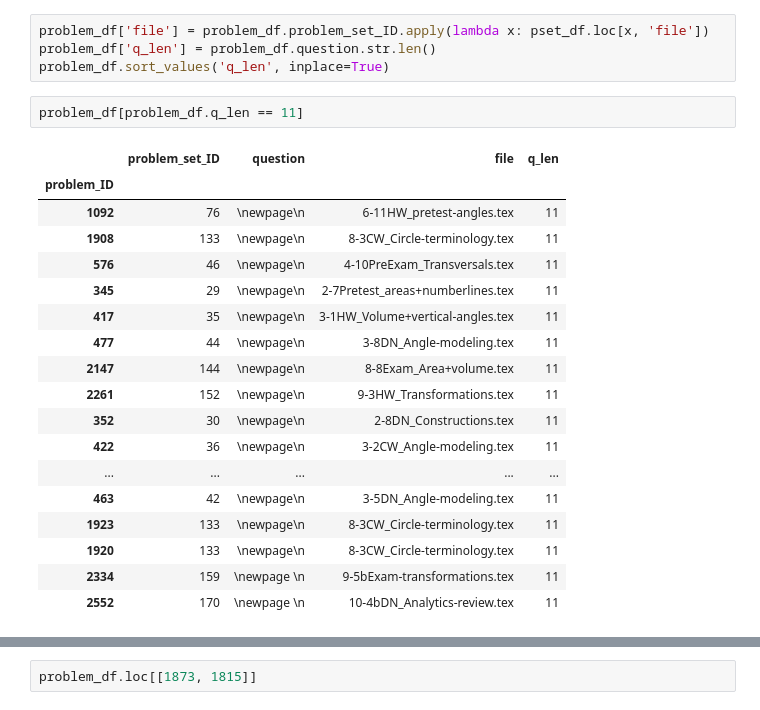
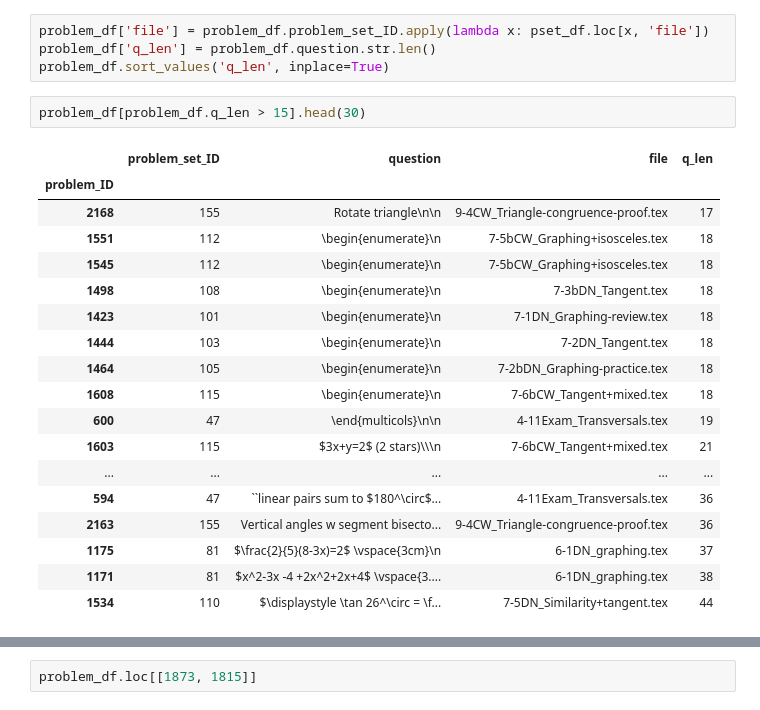
Before and after one commit to chrishuson/mathai, a Jupyter notebook: src/notes.ipynb, the cells around one changed output, grey strips where cells are left out. Drawn from its saved outputs; the diff is of its cells as text.

```diff
--- a/src/notes.ipynb
+++ b/src/notes.ipynb
@@ -221,26 +221,26 @@ problem_df['file'] = problem_df.problem_set_ID.apply(lambda x: pset_df.loc[x, 'f
 problem_df['q_len'] = problem_df.question.str.len()
 problem_df.sort_values('q_len', inplace=True)
 # %%
-problem_df[problem_df.q_len == 11]
+problem_df[problem_df.q_len > 15].head(30)
 # %% [output]
 |  | problem_set_ID | question | file | q_len |
 | problem_ID |  |  |  |  |
-| 1092 | 76 | \newpage\n | 6-11HW_pretest-angles.tex | 11 |
-| 1908 | 133 | \newpage\n | 8-3CW_Circle-terminology.tex | 11 |
-| 576 | 46 | \newpage\n | 4-10PreExam_Transversals.tex | 11 |
-| 345 | 29 | \newpage\n | 2-7Pretest_areas+numberlines.tex | 11 |
-| 417 | 35 | \newpage\n | 3-1HW_Volume+vertical-angles.tex | 11 |
-| 477 | 44 | \newpage\n | 3-8DN_Angle-modeling.tex | 11 |
-| 2147 | 144 | \newpage\n | 8-8Exam_Area+volume.tex | 11 |
-| 2261 | 152 | \newpage\n | 9-3HW_Transformations.tex | 11 |
-| 352 | 30 | \newpage\n | 2-8DN_Constructions.tex | 11 |
-| 422 | 36 | \newpage\n | 3-2CW_Angle-modeling.tex | 11 |
+| 2168 | 155 | Rotate triangle\n\n | 9-4CW_Triangle-congruence-proof.tex | 17 |
+| 1551 | 112 | \begin{enumerate}\n | 7-5bCW_Graphing+isosceles.tex | 18 |
+| 1545 | 112 | \begin{enumerate}\n | 7-5bCW_Graphing+isosceles.tex | 18 |
+| 1498 | 108 | \begin{enumerate}\n | 7-3bDN_Tangent.tex | 18 |
+| 1423 | 101 | \begin{enumerate}\n | 7-1DN_Graphing-review.tex | 18 |
+| 1444 | 103 | \begin{enumerate}\n | 7-2DN_Tangent.tex | 18 |
+| 1464 | 105 | \begin{enumerate}\n | 7-2bDN_Graphing-practice.tex | 18 |
+| 1608 | 115 | \begin{enumerate}\n | 7-6bCW_Tangent+mixed.tex | 18 |
+| 600 | 47 | \end{multicols}\n\n | 4-11Exam_Transversals.tex | 19 |
+| 1603 | 115 | $3x+y=2$ (2 stars)\\\n | 7-6bCW_Tangent+mixed.tex | 21 |
 | ... | ... | ... | ... | ... |
-| 463 | 42 | \newpage\n | 3-5DN_Angle-modeling.tex | 11 |
-| 1923 | 133 | \newpage\n | 8-3CW_Circle-terminology.tex | 11 |
-| 1920 | 133 | \newpage\n | 8-3CW_Circle-terminology.tex | 11 |
-| 2334 | 159 | \newpage \n | 9-5bExam-transformations.tex | 11 |
-| 2552 | 170 | \newpage \n | 10-4bDN_Analytics-review.tex | 11 |
+| 594 | 47 | ``linear pairs sum to $180^\circ$... | 4-11Exam_Transversals.tex | 36 |
+| 2163 | 155 | Vertical angles w segment bisecto... | 9-4CW_Triangle-congruence-proof.tex | 36 |
+| 1175 | 81 | $\frac{2}{5}(8-3x)=2$ \vspace{3cm}\n | 6-1DN_graphing.tex | 37 |
+| 1171 | 81 | $x^2-3x -4 +2x^2+2x+4$ \vspace{3.... | 6-1DN_graphing.tex | 38 |
+| 1534 | 110 | $\displaystyle \tan 26^\circ = \f... | 7-5DN_Similarity+tangent.tex | 44 |
 # %%
 problem_df[problem_df.question.str.contains(r'\\newpage')].groupby('q_len').count()
 # %% [output]
```
Also changed, not shown: parts of 6 cells of this notebook, 3 other files.
